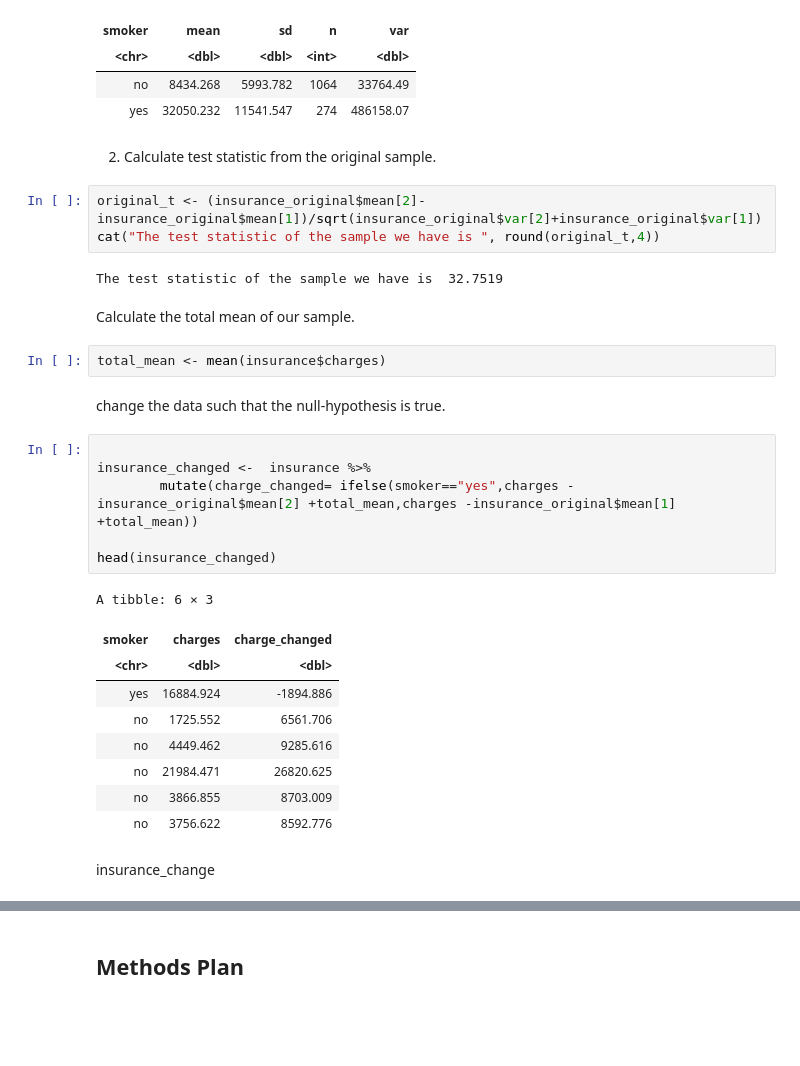
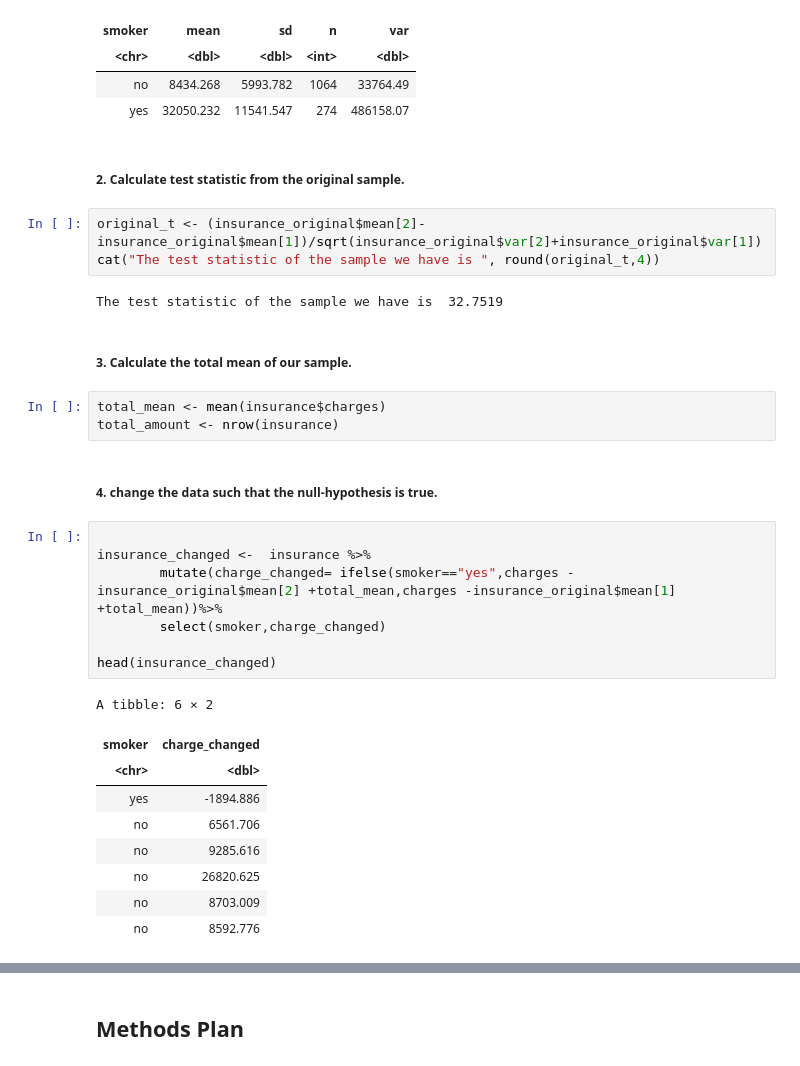
Before and after one commit to Yuji03b/STAT-201-GROUP-1, a Jupyter notebook: proposal.ipynb, the cells around one changed output, grey strips where cells are left out. Cells and saved outputs as stored; diff of their text form; blank space fills up the shorter version.

```diff
--- a/proposal.ipynb
+++ b/proposal.ipynb
@@ -167,33 +168,33 @@ A tibble: 2 × 5
 | no | 8434.268 | 5993.782 | 1064 | 33764.49 |
 | yes | 32050.232 | 11541.547 | 274 | 486158.07 |
 # %% [markdown]
-2. Calculate test statistic from the original sample.
+##### 2. Calculate test statistic from the original sample.
 # %%
 original_t <- (insurance_original$mean[2]-insurance_original$mean[1])/sqrt(insurance_original$var[2]+insurance_original$var[1])
 cat("The test statistic of the sample we have is ", round(original_t,4))
 # %% [output]
 The test statistic of the sample we have is  32.7519
 # %% [markdown]
-Calculate the total mean of our sample.
+##### 3. Calculate the total mean of our sample.
 # %%
 total_mean <- mean(insurance$charges)
+total_amount <- nrow(insurance)
 # %% [markdown]
- change the data such that the null-hypothesis is true.
+ ##### 4. change the data such that the null-hypothesis is true.
 # %%
 
 insurance_changed <-  insurance %>%
-        mutate(charge_changed= ifelse(smoker=="yes",charges -insurance_original$mean[2] +total_mean,charges -insurance_original$mean[1] +total_mean))
+        mutate(charge_changed= ifelse(smoker=="yes",charges -insurance_original$mean[2] +total_mean,charges -insurance_original$mean[1] +total_mean))%>%
+        select(smoker,charge_changed)
 
 head(insurance_changed)
 # %% [output]
-A tibble: 6 × 3
+A tibble: 6 × 2
-| smoker | charges | charge_changed |
-| <chr> | <dbl> | <dbl> |
-| yes | 16884.924 | -1894.886 |
-| no | 1725.552 | 6561.706 |
-| no | 4449.462 | 9285.616 |
-| no | 21984.471 | 26820.625 |
-| no | 3866.855 | 8703.009 |
-| no | 3756.622 | 8592.776 |
+| smoker | charge_changed |
+| <chr> | <dbl> |
+| yes | -1894.886 |
+| no | 6561.706 |
+| no | 9285.616 |
+| no | 26820.625 |
+| no | 8703.009 |
+| no | 8592.776 |
-# %% [markdown]
-insurance_change
```
Also changed, not shown: parts of 10 cells of this notebook.
